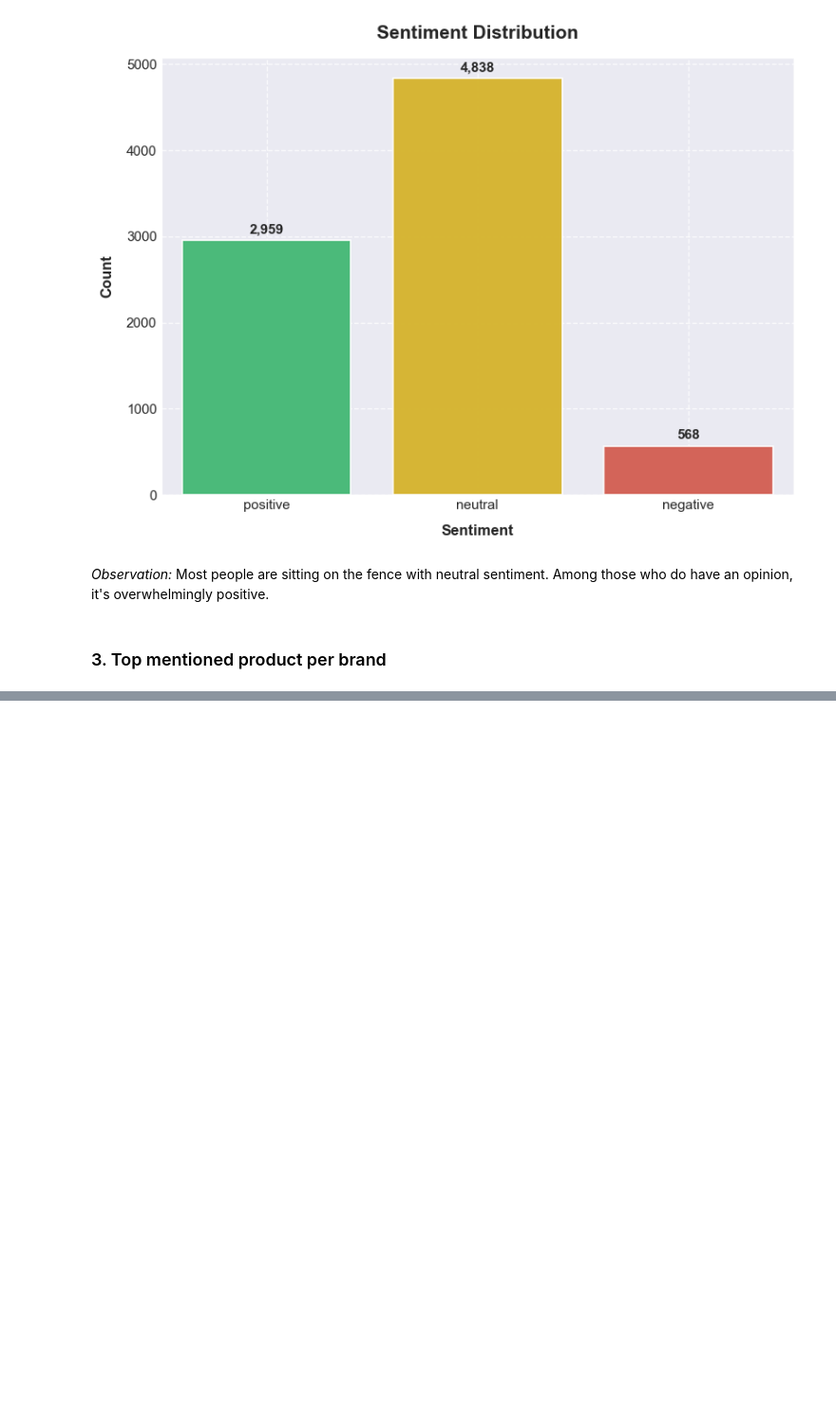
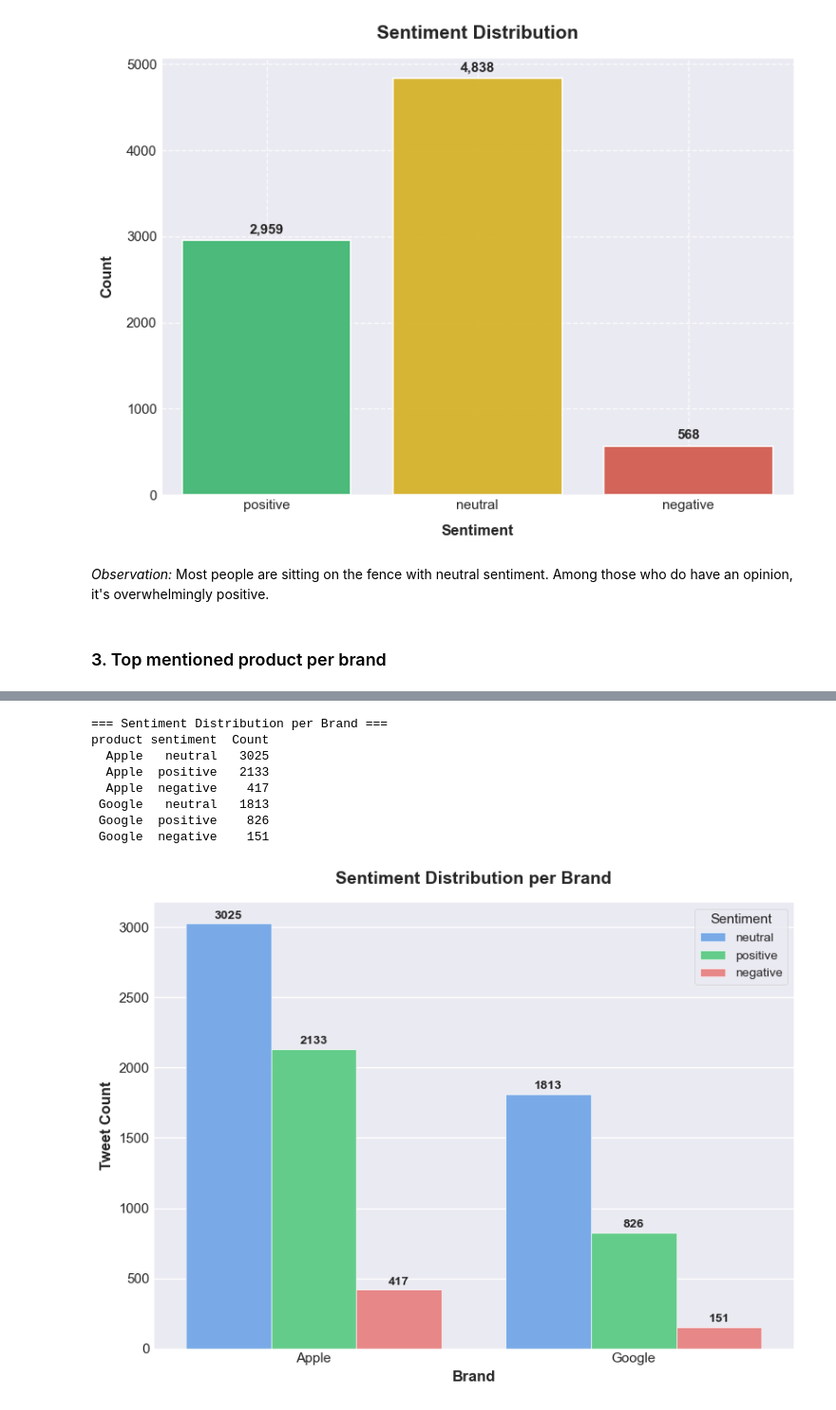
Before and after one commit to Vain-Guy/TechTones, a Jupyter notebook: techtones.ipynb, the cells around one changed output, grey strips where cells are left out. Shown at 95% size. Drawn from its saved outputs; the diff is of its cells as text; code cells hidden in the pictures; blank space fills up the shorter version.

```diff
--- a/techtones.ipynb
+++ b/techtones.ipynb
@@ -795,0 +875,50 @@ android       398
+# %%
+# Group and Count
+sentiment_dist = (
+    df.groupby(["product", "sentiment"])
+    .size()
+    .reset_index(name="Count")
+    .sort_values(by=["product", "Count"], ascending=[True, False])
+)
+
+print("=== Sentiment Distribution per Brand ===")
+print(sentiment_dist.to_string(index=False))
+
+# Visualization
+sns.set_style("darkgrid")
+fig, ax = plt.subplots(figsize=(8, 6))
+
+sns.barplot(
+    data=sentiment_dist,
+    x="product",
+    y="Count",
+    hue="sentiment",
+    palette={"positive": "#4ADE80", "neutral": "#60A5FA", "negative": "#F87171"},
+    alpha=0.95,
+    edgecolor="white"
+)
+
+# Annotate Bars
+for container in ax.containers:
+    ax.bar_label(container, fmt='%d', label_type='edge', fontsize=10, padding=2, fontweight='semibold')
+
+# Styling
+ax.set_title("Sentiment Distribution per Brand", fontsize=14, fontweight="semibold", pad=15)
+ax.set_xlabel("Brand", fontsize=12, fontweight="semibold")
+ax.set_ylabel("Tweet Count", fontsize=12, fontweight="semibold")
+ax.legend(title="Sentiment", title_fontsize=11, fontsize=10)
+ax.spines['top'].set_visible(False)
+ax.spines['right'].set_visible(False)
+
+plt.tight_layout()
+plt.show()
+# %% [output]
+=== Sentiment Distribution per Brand ===
+product sentiment  Count
+  Apple   neutral   3025
+  Apple  positive   2133
+  Apple  negative    417
+ Google   neutral   1813
+ Google  positive    826
+ Google  negative    151
+[figure, added]
```
Also changed, not shown: parts of 9 cells of this notebook.
